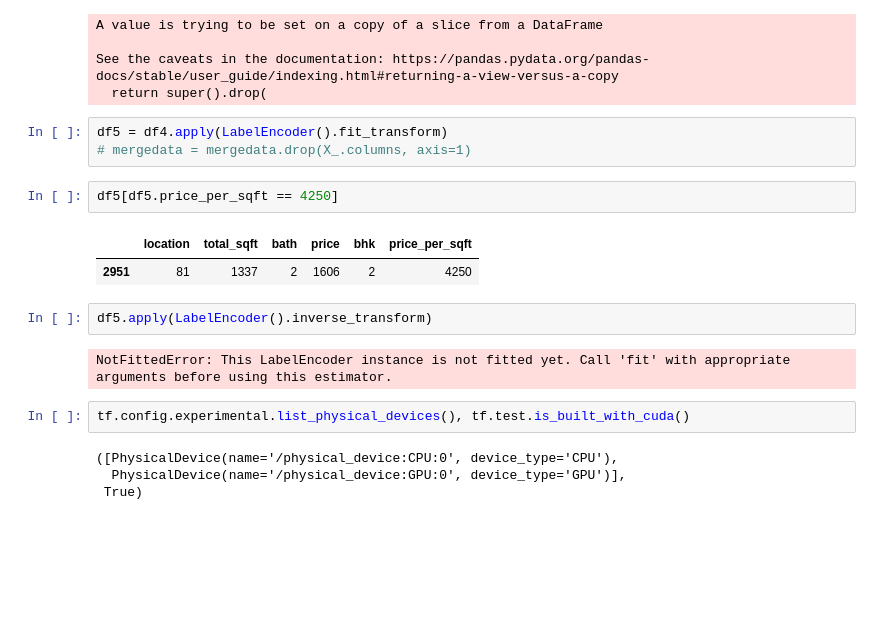
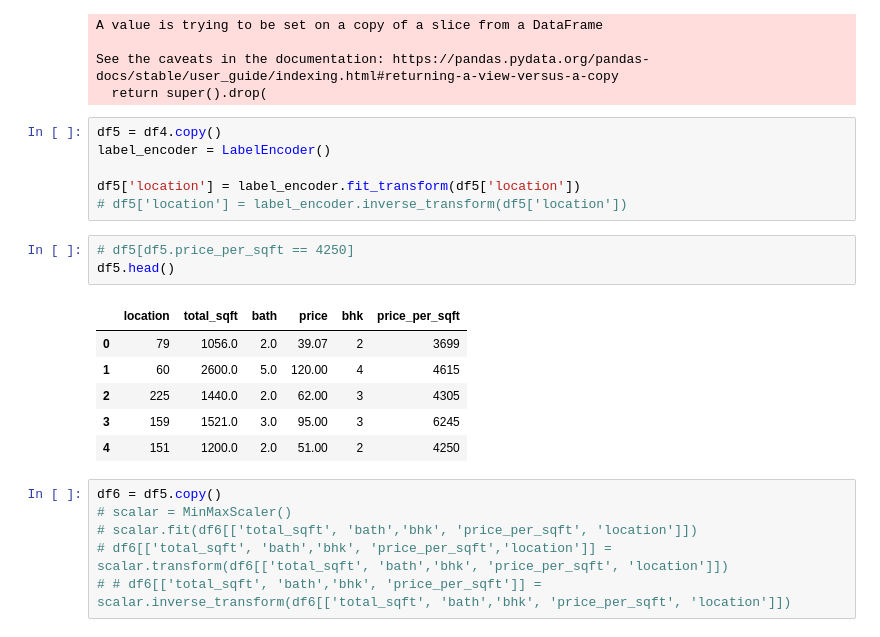
Before and after one commit to babuus/Class, a Jupyter notebook: Untitled.ipynb, the cells around one changed output. Drawn from its saved outputs; the diff is of its cells as text; blank space fills up the shorter version.

```diff
--- a/Untitled.ipynb
+++ b/Untitled.ipynb
@@ -96,21 +97,25 @@ A value is trying to be set on a copy of a slice from a DataFrame
 
 See the caveats in the documentation: https://pandas.pydata.org/pandas-docs/stable/user_guide/indexing.html#returning-a-view-versus-a-copy
   return super().drop(
-# %%
-df5 = df4.apply(LabelEncoder().fit_transform)
-# mergedata = mergedata.drop(X_.columns, axis=1)
+# %%
+df5 = df4.copy()
+label_encoder = LabelEncoder()
+
+df5['location'] = label_encoder.fit_transform(df5['location'])
+# df5['location'] = label_encoder.inverse_transform(df5['location'])
 # %%
-df5[df5.price_per_sqft == 4250]
+# df5[df5.price_per_sqft == 4250]
+df5.head()
 # %% [output]
 |  | location | total_sqft | bath | price | bhk | price_per_sqft |
-| 2951 | 81 | 1337 | 2 | 1606 | 2 | 4250 |
+| 0 | 79 | 1056.0 | 2.0 | 39.07 | 2 | 3699 |
+| 1 | 60 | 2600.0 | 5.0 | 120.00 | 4 | 4615 |
+| 2 | 225 | 1440.0 | 2.0 | 62.00 | 3 | 4305 |
+| 3 | 159 | 1521.0 | 3.0 | 95.00 | 3 | 6245 |
+| 4 | 151 | 1200.0 | 2.0 | 51.00 | 2 | 4250 |
-# %%
-df5.apply(LabelEncoder().inverse_transform)
-# %% [output]
-NotFittedError: This LabelEncoder instance is not fitted yet. Call 'fit' with appropriate arguments before using this estimator.
-# %%
-tf.config.experimental.list_physical_devices(), tf.test.is_built_with_cuda()
-# %% [output]
-([PhysicalDevice(name='/physical_device:CPU:0', device_type='CPU'),
-  PhysicalDevice(name='/physical_device:GPU:0', device_type='GPU')],
- True)
+# %%
+df6 = df5.copy()
+# scalar = MinMaxScaler()
+# scalar.fit(df6[['total_sqft', 'bath','bhk', 'price_per_sqft', 'location']])
+# df6[['total_sqft', 'bath','bhk', 'price_per_sqft','location']] = scalar.transform(df6[['total_sqft', 'bath','bhk', 'price_per_sqft', 'location']])
+# # df6[['total_sqft', 'bath','bhk', 'price_per_sqft']] = scalar.inverse_transform(df6[['total_sqft', 'bath','bhk', 'price_per_sqft', 'location']])
```
Also changed, not shown: parts of 11 cells of this notebook, 12 other files.
